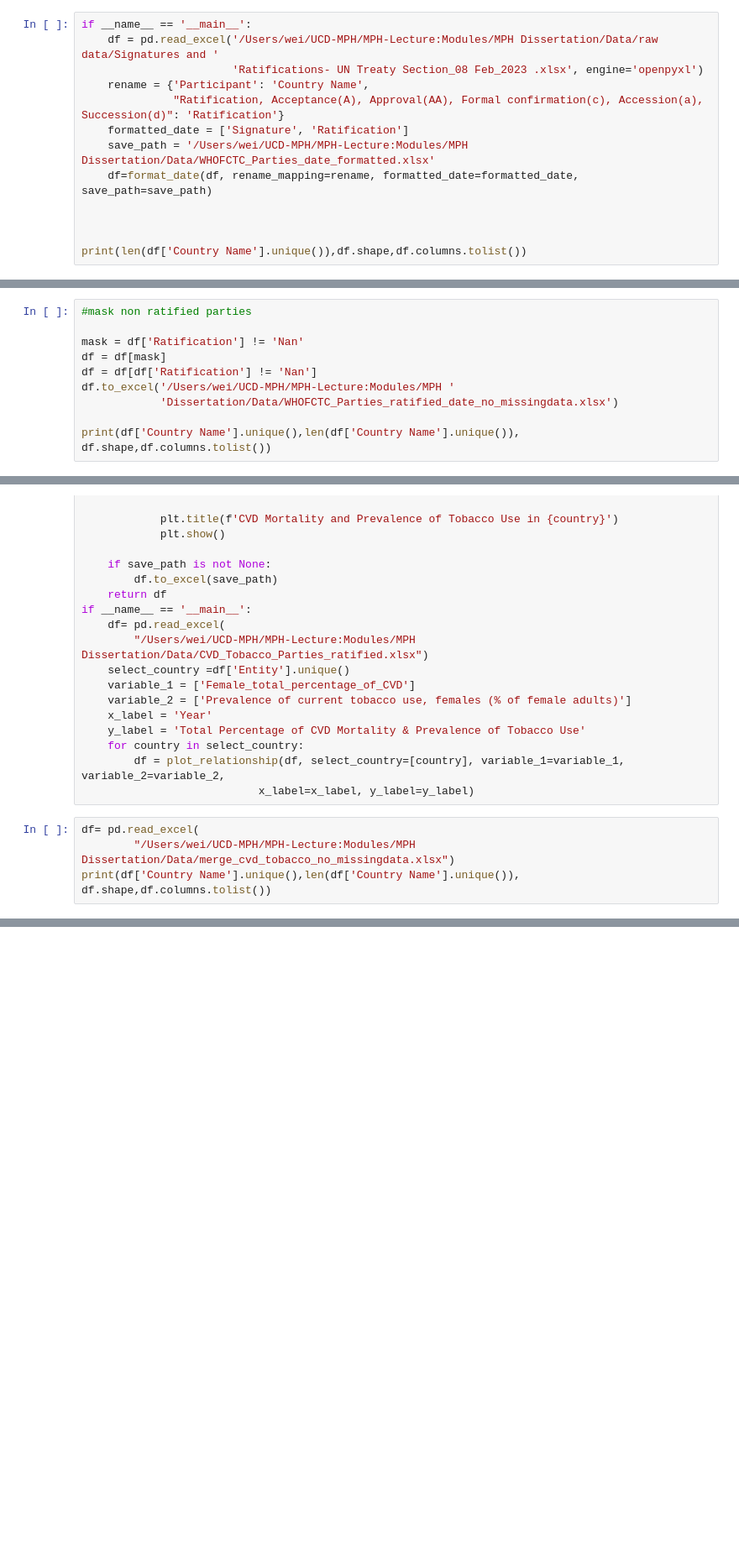
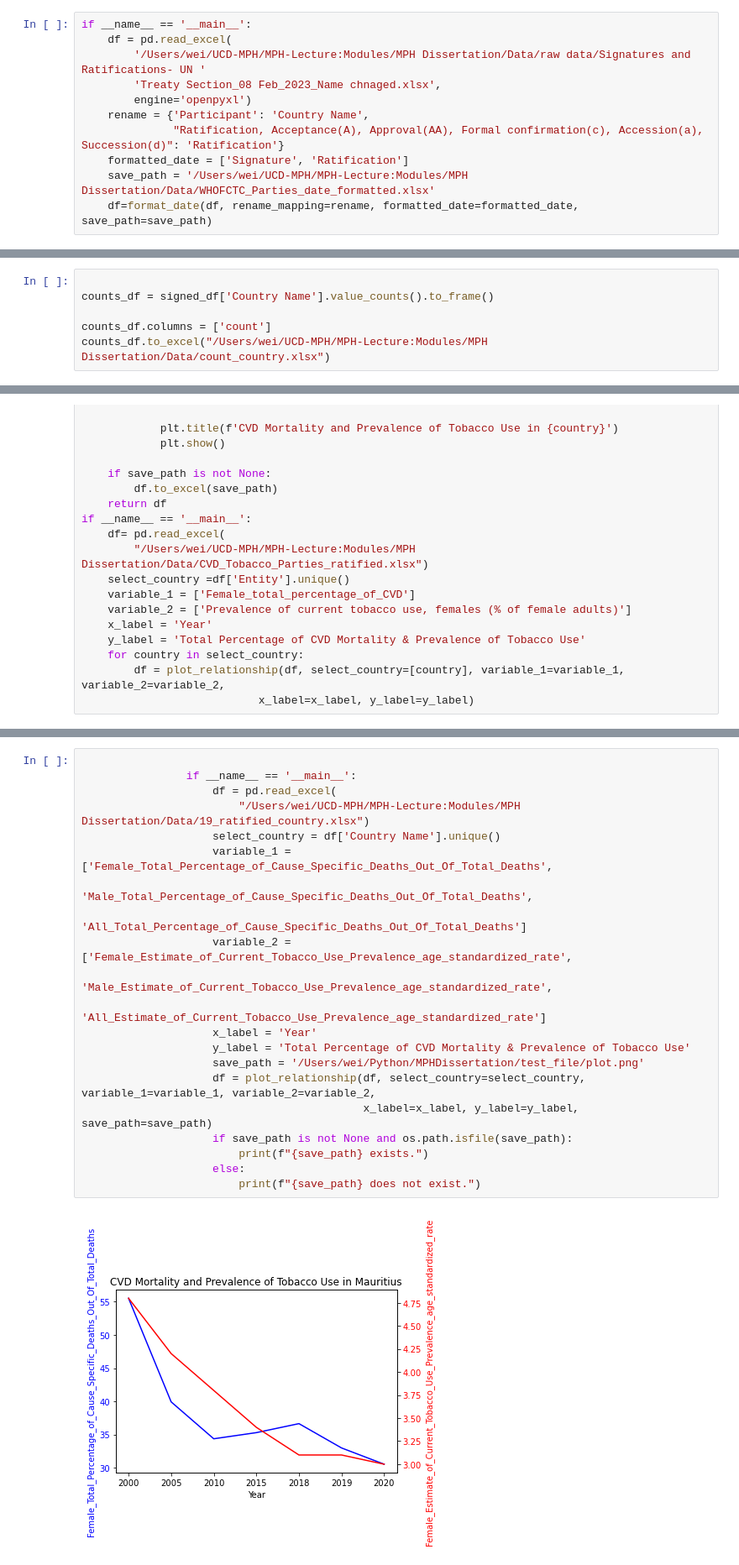
Before and after one commit to WeiJanChang/fctc_eval, a Jupyter notebook: notebook/flowchart.ipynb, the cells around one changed output, grey strips where cells are left out. Shown at 84% size. Drawn from its saved outputs; the diff is of its cells as text; blank space fills up the shorter version.

```diff
--- a/notebook/flowchart.ipynb
+++ b/notebook/flowchart.ipynb
@@ -362,14 +387,12 @@ def format_date(df: pd.DataFrame,
     return df
 # %%
 if __name__ == '__main__':
-    df = pd.read_excel('/Users/wei/UCD-MPH/MPH-Lecture:Modules/MPH Dissertation/Data/raw data/Signatures and '
-                       'Ratifications- UN Treaty Section_08 Feb_2023 .xlsx', engine='openpyxl')
+    df = pd.read_excel(
+        '/Users/wei/UCD-MPH/MPH-Lecture:Modules/MPH Dissertation/Data/raw data/Signatures and Ratifications- UN '
+        'Treaty Section_08 Feb_2023_Name chnaged.xlsx',
+        engine='openpyxl')
     rename = {'Participant': 'Country Name',
               "Ratification, Acceptance(A), Approval(AA), Formal confirmation(c), Accession(a), Succession(d)": 'Ratification'}
     formatted_date = ['Signature', 'Ratification']
     save_path = '/Users/wei/UCD-MPH/MPH-Lecture:Modules/MPH Dissertation/Data/WHOFCTC_Parties_date_formatted.xlsx'
     df=format_date(df, rename_mapping=rename, formatted_date=formatted_date, save_path=save_path)
-
-
-
-print(len(df['Country Name'].unique()),df.shape,df.columns.tolist())
@@ -422,10 +448,6 @@ print(number_of_countries, countries, df.shape)
 # %%
-#mask non ratified parties
 
-mask = df['Ratification'] != 'Nan'
-df = df[mask]
-df = df[df['Ratification'] != 'Nan']
-df.to_excel('/Users/wei/UCD-MPH/MPH-Lecture:Modules/MPH '
-            'Dissertation/Data/WHOFCTC_Parties_ratified_date_no_missingdata.xlsx')
+counts_df = signed_df['Country Name'].value_counts().to_frame()
 
-print(df['Country Name'].unique(),len(df['Country Name'].unique()), df.shape,df.columns.tolist())
+counts_df.columns = ['count']
+counts_df.to_excel("/Users/wei/UCD-MPH/MPH-Lecture:Modules/MPH Dissertation/Data/count_country.xlsx")
@@ -601,7 +571,3 @@ if __name__ == '__main__':
     for country in select_country:
         df = plot_relationship(df, select_country=[country], variable_1=variable_1, variable_2=variable_2,
                            x_label=x_label, y_label=y_label)
-# %%
-df= pd.read_excel(
-        "/Users/wei/UCD-MPH/MPH-Lecture:Modules/MPH Dissertation/Data/merge_cvd_tobacco_no_missingdata.xlsx")
-print(df['Country Name'].unique(),len(df['Country Name'].unique()), df.shape,df.columns.tolist())
@@ -607,0 +622,23 @@ print(df['Country Name'].unique(),len(df['Country Name'].unique()), df.shape,df.
+# %%
+
+                if __name__ == '__main__':
+                    df = pd.read_excel(
+                        "/Users/wei/UCD-MPH/MPH-Lecture:Modules/MPH Dissertation/Data/19_ratified_country.xlsx")
+                    select_country = df['Country Name'].unique()
+                    variable_1 = ['Female_Total_Percentage_of_Cause_Specific_Deaths_Out_Of_Total_Deaths',
+                                 'Male_Total_Percentage_of_Cause_Specific_Deaths_Out_Of_Total_Deaths',
+                                 'All_Total_Percentage_of_Cause_Specific_Deaths_Out_Of_Total_Deaths']
+                    variable_2 = ['Female_Estimate_of_Current_Tobacco_Use_Prevalence_age_standardized_rate',
+                                 'Male_Estimate_of_Current_Tobacco_Use_Prevalence_age_standardized_rate',
+                                 'All_Estimate_of_Current_Tobacco_Use_Prevalence_age_standardized_rate']
+                    x_label = 'Year'
+                    y_label = 'Total Percentage of CVD Mortality & Prevalence of Tobacco Use'
+                    save_path = '/Users/wei/Python/MPHDissertation/test_file/plot.png'
+                    df = plot_relationship(df, select_country=select_country, variable_1=variable_1, variable_2=variable_2,
+                                           x_label=x_label, y_label=y_label, save_path=save_path)
+                    if save_path is not None and os.path.isfile(save_path):
+                        print(f"{save_path} exists.")
+                    else:
+                        print(f"{save_path} does not exist.")
+# %% [output]
+[figure, added]
```
Also changed, not shown: parts of 34 cells of this notebook, 3 other files.
